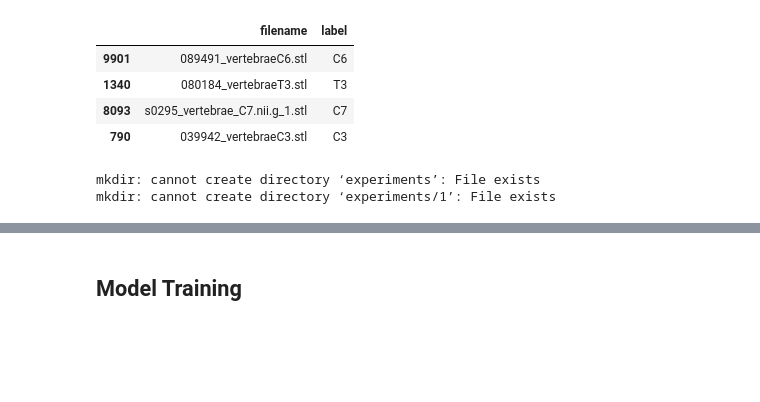
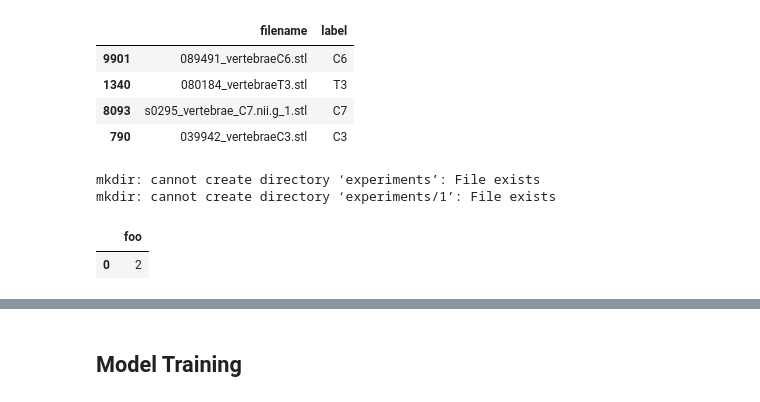
Before and after one commit to auto-d/shaperx, a Jupyter notebook: experimentation.ipynb, the cells around one changed output, grey strips where cells are left out. Saved outputs shown, nothing was run; the diff lists cells and outputs as text; code cells hidden in the pictures; blank space fills up the shorter version.

```diff
--- a/experimentation.ipynb
+++ b/experimentation.ipynb
@@ -424,6 +424,13 @@ train_df.head()
 # %% [output]
 mkdir: cannot create directory ‘experiments’: File exists
 mkdir: cannot create directory ‘experiments/1’: File exists
+# %%
+d = pd.DataFrame(columns=['foo'])
+d.loc[0] = { 'foo': 2}
+d
+# %% [output]
+|  | foo |
+| 0 | 2 |
 # %%
 generate_images(train_df, 'experiments/1', 20, 15)
 # %% [output]
```
Also changed, not shown: parts of 3 cells of this notebook, 2 other files.
